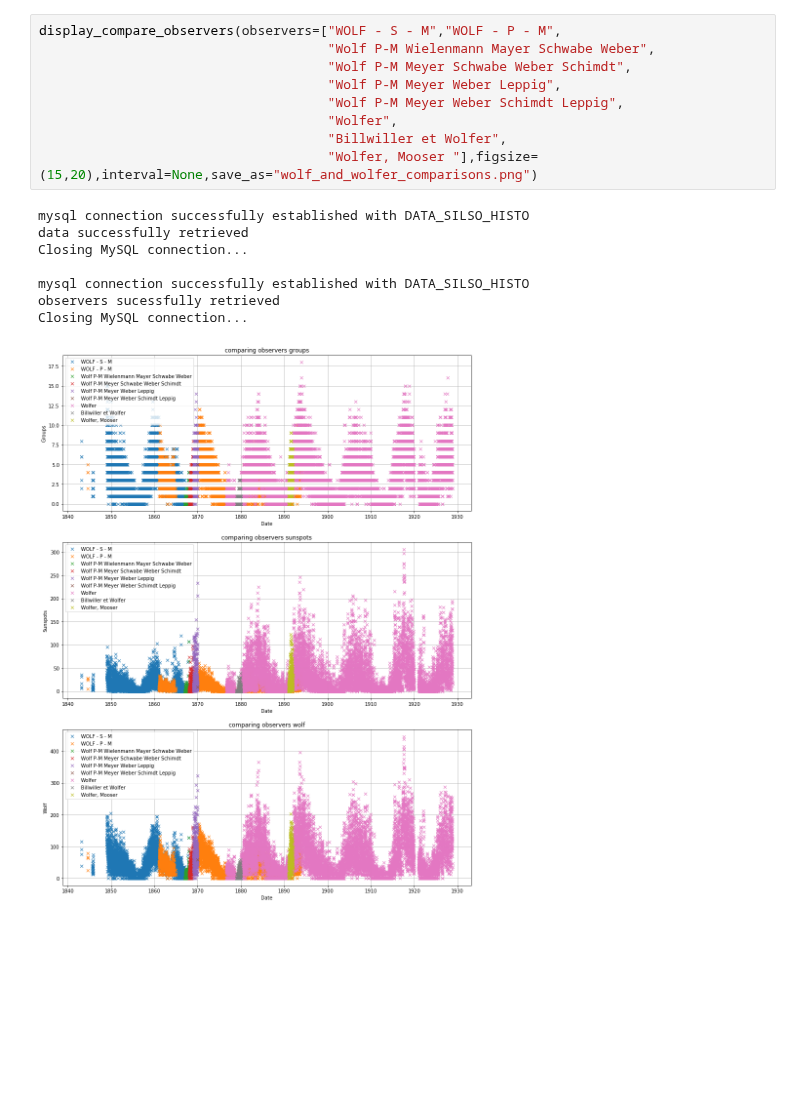
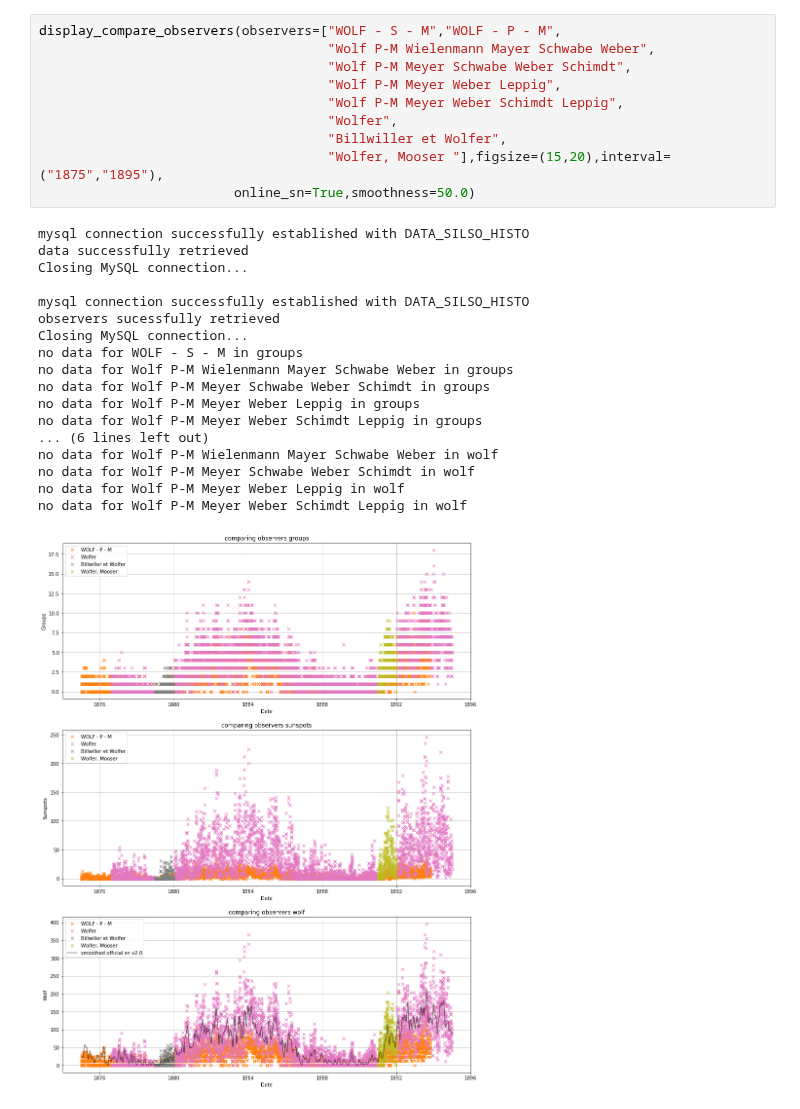
Before and after one commit to dcxSt/DATA_SILSO_HISTO_search, a Jupyter notebook: wolf_wolfer_investigation.ipynb, the cells around one changed output. Drawn from its saved outputs; the diff is of its cells as text; blank space fills up the shorter version.

Commit message:
starting wolf and wolfer

```diff
--- a/wolf_wolfer_investigation.ipynb
+++ b/wolf_wolfer_investigation.ipynb
@@ -47,18 +76,29 @@ Closing MySQL connection...
 # %%
 display_compare_observers(observers=["WOLF - S - M","WOLF - P - M",
                                      "Wolf P-M Wielenmann Mayer Schwabe Weber",
                                      "Wolf P-M Meyer Schwabe Weber Schimdt",
                                      "Wolf P-M Meyer Weber Leppig",
                                      "Wolf P-M Meyer Weber Schimdt Leppig",
                                      "Wolfer",
                                      "Billwiller et Wolfer",
-                                     "Wolfer, Mooser "],figsize=(15,20),interval=None,save_as="wolf_and_wolfer_comparisons.png")
+                                     "Wolfer, Mooser "],figsize=(15,20),interval=("1875","1895"),
+                         online_sn=True,smoothness=50.0)
 # %% [output]
 mysql connection successfully established with DATA_SILSO_HISTO
 data successfully retrieved
 Closing MySQL connection...
 
 mysql connection successfully established with DATA_SILSO_HISTO
 observers sucessfully retrieved
 Closing MySQL connection...
+no data for WOLF - S - M in groups
+no data for Wolf P-M Wielenmann Mayer Schwabe Weber in groups
+no data for Wolf P-M Meyer Schwabe Weber Schimdt in groups
+no data for Wolf P-M Meyer Weber Leppig in groups
+no data for Wolf P-M Meyer Weber Schimdt Leppig in groups
+... (6 lines left out)
+no data for Wolf P-M Wielenmann Mayer Schwabe Weber in wolf
+no data for Wolf P-M Meyer Schwabe Weber Schimdt in wolf
+no data for Wolf P-M Meyer Weber Leppig in wolf
+no data for Wolf P-M Meyer Weber Schimdt Leppig in wolf
-[figure, old version]
+[figure, new version]
```
Also changed, not shown: parts of 8 cells of this notebook, 15 other files.
